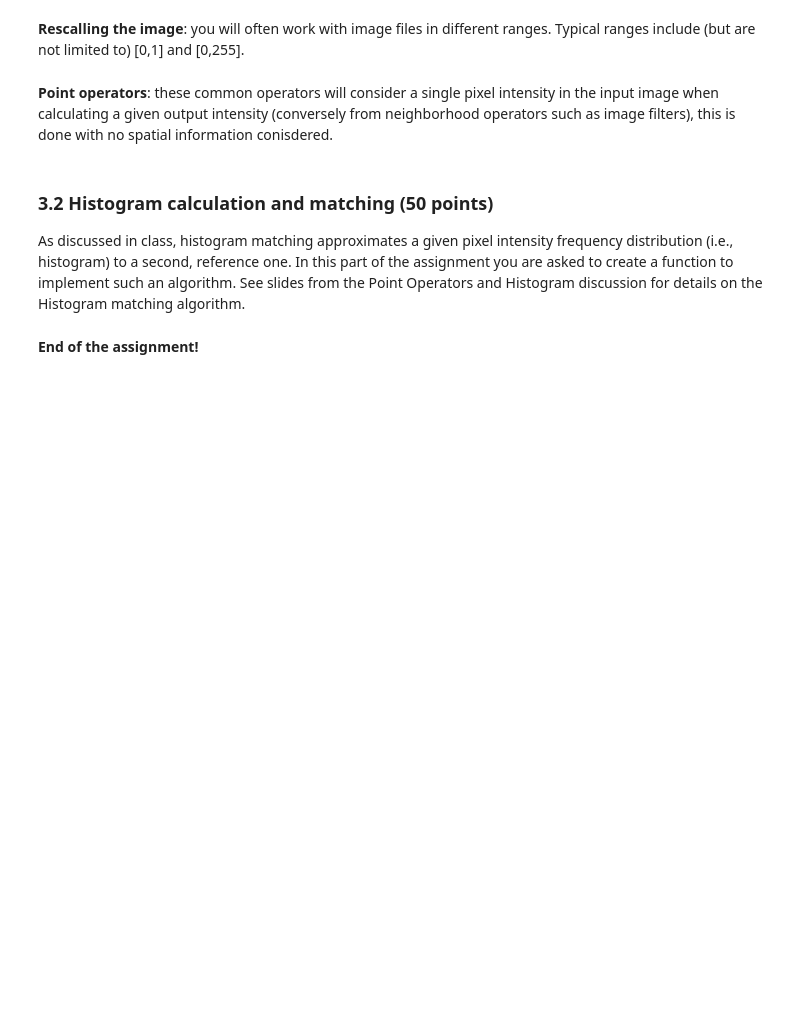
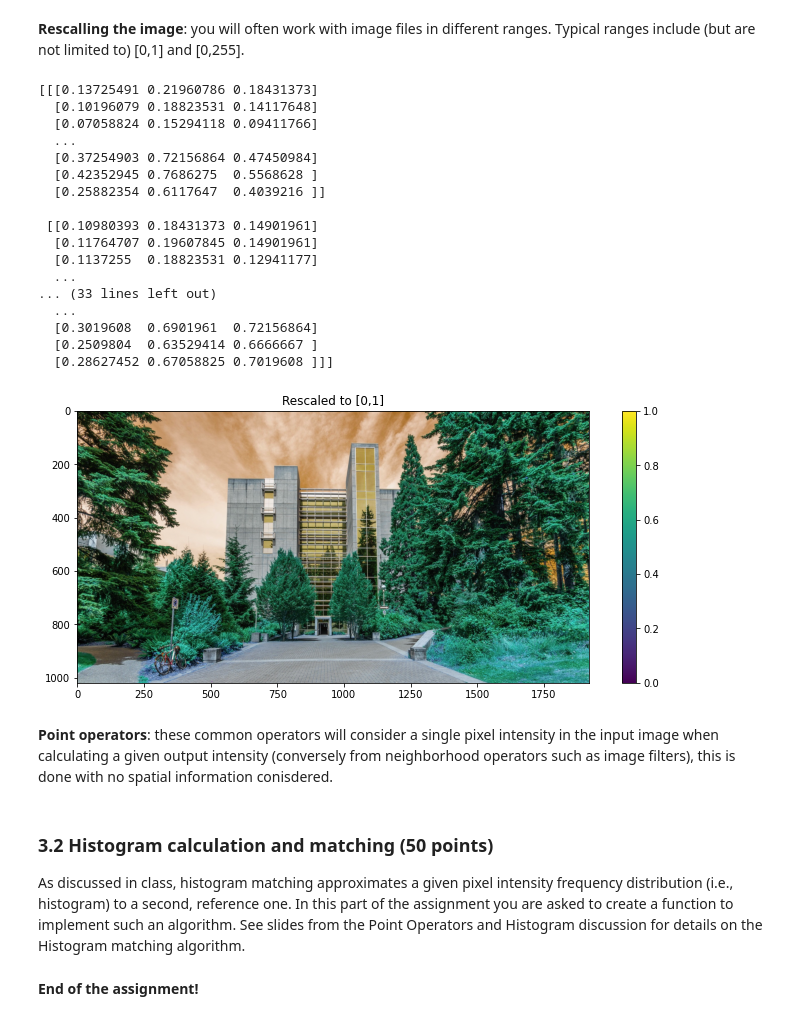
Before and after one commit to bhavanvir/ECE-471, a Jupyter notebook: ECE471_Assignment1/Assignment_1_ECE_471_536_Spring_2023.ipynb, the cells around one changed output. Cells and saved outputs as stored; diff of their text form; code cells hidden in the pictures; blank space fills up the shorter version.

```diff
--- a/ECE471_Assignment1/Assignment_1_ECE_471_536_Spring_2023.ipynb
+++ b/ECE471_Assignment1/Assignment_1_ECE_471_536_Spring_2023.ipynb
@@ -179,16 +212,37 @@ plt = pltImg(img_green,title = "Green color channel", ori='vertical')
 # %%
 # ~~~~~~~START TODO~~~~~~~~~
 # (5 points): rescale the image from the previous section
 # to the [0,1] range from the [0,255] range.
 # Print the new range of values of the image and
 # plot the new color image.
 # Ensure the type of our array is correct for the scaling to floats!
-
+img = cv2.imread('./uvic_1.jpg')
+rescaled = cv2.normalize(img, None, alpha=0, beta=1.0, norm_type=cv2.NORM_MINMAX, dtype=cv2.CV_32F)
+print(rescaled)
 # ~~~~~~~~END TODO~~~~~~~~~~
 
 
 plt.figure(figsize = (12,5))
 plt = pltImg(rescaled,title="Rescaled to [0,1]", ori='vertical')
+# %% [output]
+[[[0.13725491 0.21960786 0.18431373]
+  [0.10196079 0.18823531 0.14117648]
+  [0.07058824 0.15294118 0.09411766]
+  ...
+  [0.37254903 0.72156864 0.47450984]
+  [0.42352945 0.7686275  0.5568628 ]
+  [0.25882354 0.6117647  0.4039216 ]]
+
+ [[0.10980393 0.18431373 0.14901961]
+  [0.11764707 0.19607845 0.14901961]
+  [0.1137255  0.18823531 0.12941177]
+  ...
+... (33 lines left out)
+  ...
+  [0.3019608  0.6901961  0.72156864]
+  [0.2509804  0.63529414 0.6666667 ]
+  [0.28627452 0.67058825 0.7019608 ]]]
+[figure, added]
 # %%
 def turnGray(img, threeD=True):
   # ~~~~~~~START TODO~~~~~~~~~
```
Also changed, not shown: parts of 5 cells of this notebook.
